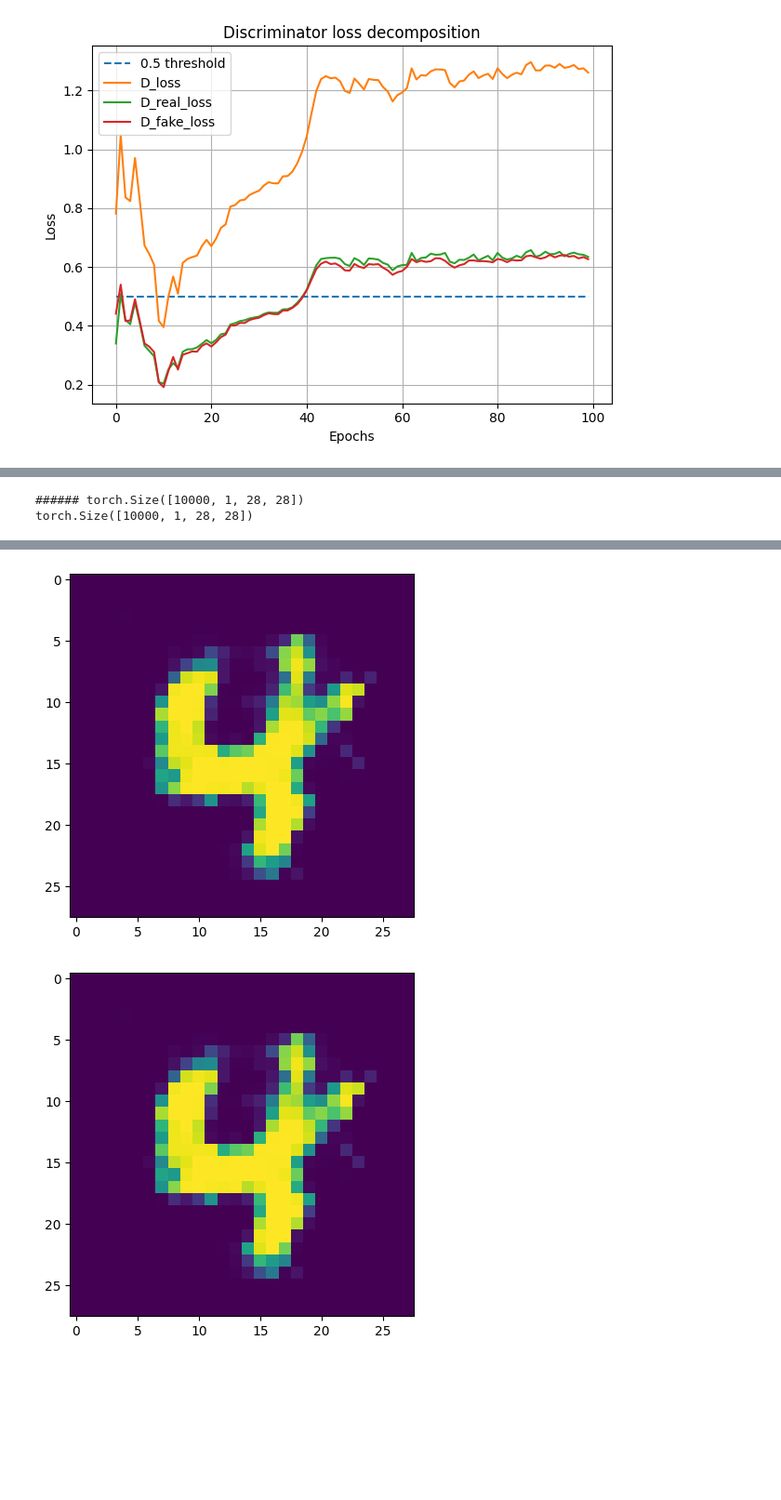
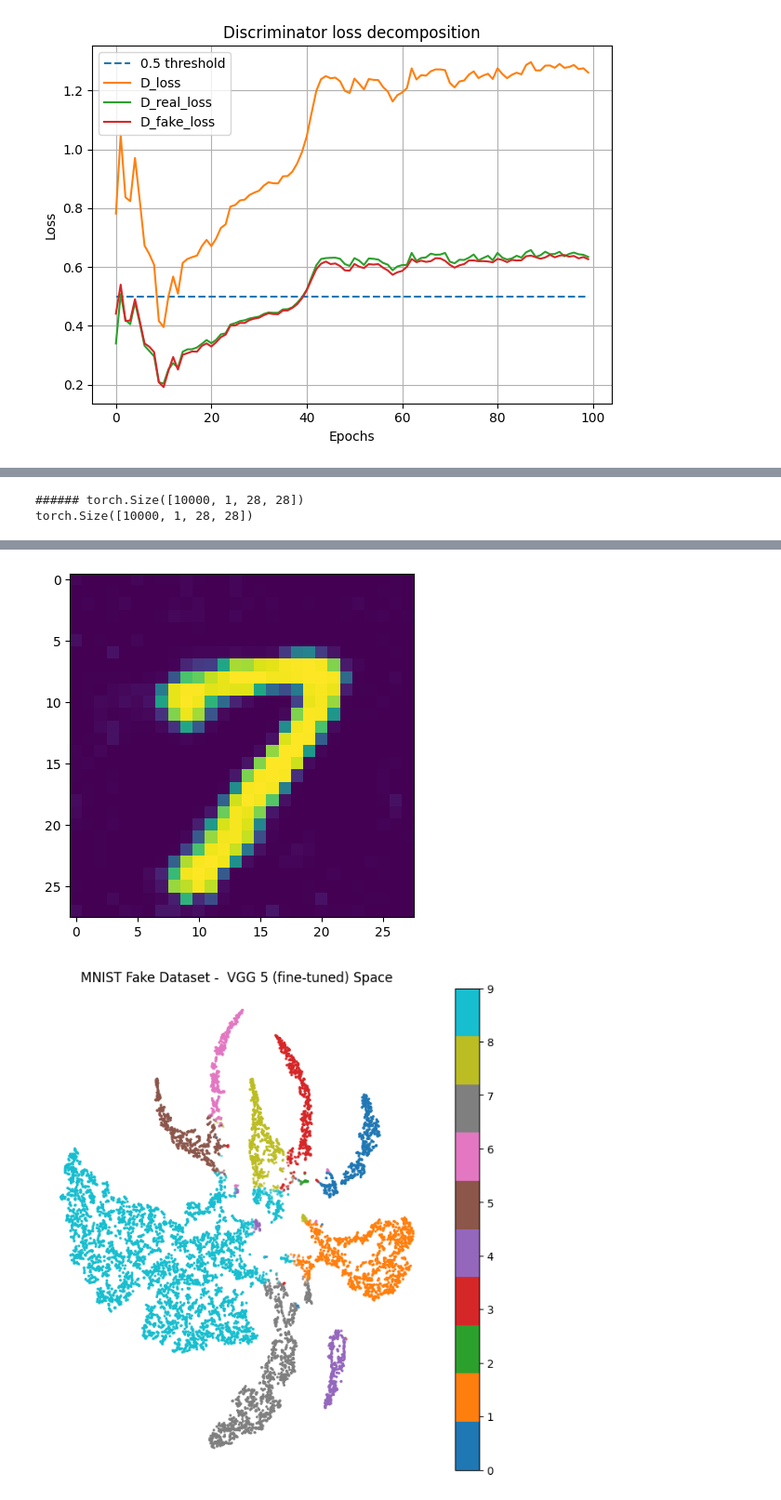
Before and after one commit to metlouf/playing_with_gans, a Jupyter notebook: test.ipynb, the cells around one changed output, grey strips where cells are left out. Shown at 93% size. Cells and saved outputs as stored; diff of their text form; code cells hidden in the pictures; blank space fills up the shorter version.

Commit message:
tried different params

```diff
--- a/test.ipynb
+++ b/test.ipynb
@@ -54,22 +54,22 @@ mnist_dim = 784
 device = torch.device('mps')
 G = Generator(g_output_dim = mnist_dim).to(device)
 G.device = device
-G = load_model(G, 'checkpoints', mode = 'G')
+G = load_model(G, 'checkpoints', mode = 'G_b')
 D = Discriminator(mnist_dim).to(device)
-# def load_model(model, folder, mode='G'):
-#     ckpt = torch.load(os.path.join(folder, mode + '.pth'), map_location=torch.device(device))
-#     # Adjust key names if needed
-#     adjusted_ckpt = {}
-#     for k, v in ckpt.items():
-#         new_key = k
-#         # Example: Change key names if they differ
-#         if 'weight' in k:
-#             new_key = k.replace('weight', 'weight_orig')  # Modify this line as needed
-#         adjusted_ckpt[new_key] = v
-#     model.load_state_dict(adjusted_ckpt, strict=False)  # Use strict=False to ignore unexpected keys
-#     return model
+def load_model(model, folder, mode='G'):
+    ckpt = torch.load(os.path.join(folder, mode + '.pth'), map_location=torch.device(device))
+    # Adjust key names if needed
+    adjusted_ckpt = {}
+    for k, v in ckpt.items():
+        new_key = k
+        # Example: Change key names if they differ
+        if 'weight' in k:
+            new_key = k.replace('weight', 'weight_orig')  # Modify this line as needed
+        adjusted_ckpt[new_key] = v
+    model.load_state_dict(adjusted_ckpt, strict=False)  # Use strict=False to ignore unexpected keys
+    return model
 
-D = load_model(D, 'checkpoints', mode = 'D')
+D = load_model(D, 'checkpoints', mode = 'D_b')
 D.device = device
 
 G = G.to(device)
@@ -116,7 +112,7 @@ tsne_pipeline(new_X,y, f"MNIST Original Dataset -  VGG 5 (fine-tuned) Space",con
 [figure]
 # %%
 ### For OT with SGD method
-img = make_image(G = G, D= D, batchsize = n_samples, N_update=20, ot=True, mode='dot', k=1, lr=0.1, optmode='sgd', show=True)
+img = make_image(G = G, D= D, batchsize = n_samples, N_update=10, ot=True, mode='dot', k=1, lr=0.1, optmode='sgd', show=True)
 os.makedirs("samples/fake_samples", exist_ok=True)
 for k in range(img.shape[0]):
     torchvision.utils.save_image(img[k, :, :], os.path.join('samples/fake_samples', f'{k}.png'))
@@ -147,2 +143,2 @@ torch.Size([10000, 1, 28, 28])
-[figure, old version]
+[figure, new version]
-[figure, old version]
+[figure, new version]
```
Also changed, not shown: parts of 5 cells of this notebook, 3 other files.
